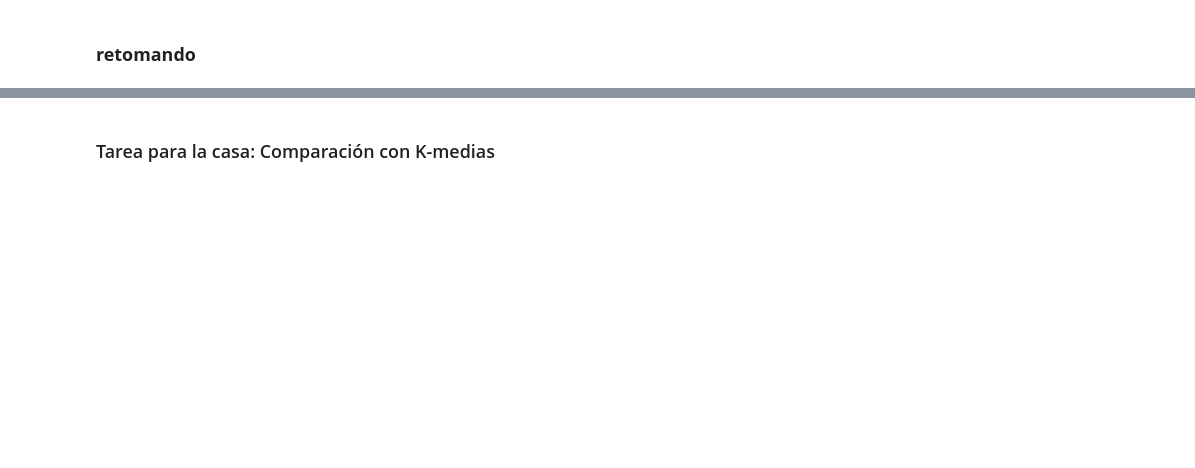
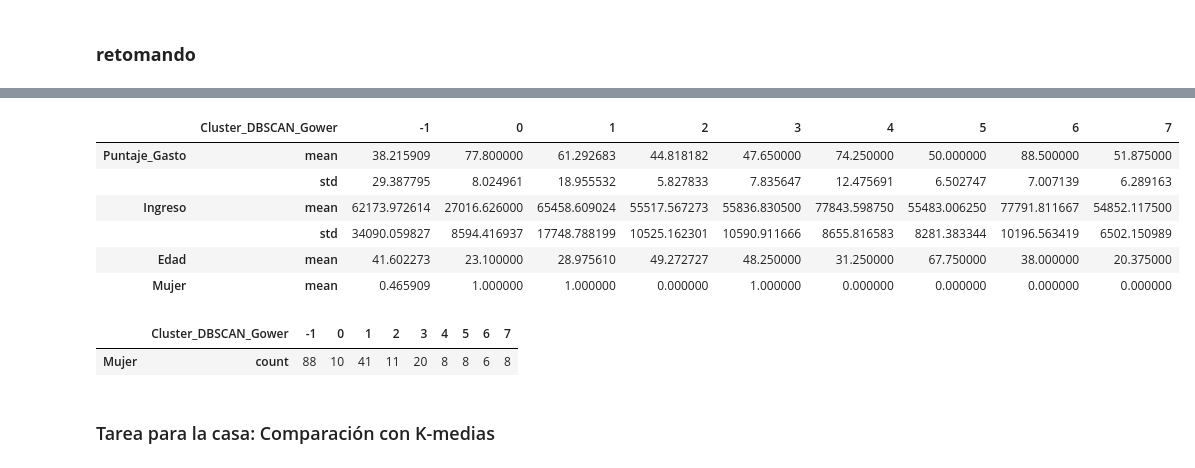
Before and after one commit to ignaciomsarmiento/MALM, a Jupyter notebook: 04_Cluster_Jerarquico/04_Clusterin_Jerarquico_clase.ipynb, the cells around one changed output, grey strips where cells are left out. Cells and saved outputs as stored; diff of their text form; code cells hidden in the pictures; blank space fills up the shorter version.

```diff
--- a/04_Cluster_Jerarquico/04_Clusterin_Jerarquico_clase.ipynb
+++ b/04_Cluster_Jerarquico/04_Clusterin_Jerarquico_clase.ipynb
@@ -343,0 +396,11 @@ plt.show()
+# %%
+import numpy as np
+data['Mujer'] = np.where(data['Genero'] == 'Mujer', 1, 0)
+
+# Describir los clusters
+data.groupby('segmento').agg({
+    'Puntaje_Gasto': ['mean','std'],
+    'Ingreso': ['mean','std'],
+    'Edad': ['mean'],
+    'Mujer':['mean']
+}).T
@@ -563,7 +720,7 @@ knee_gower = KneeLocator(i, distances, S=1, curve='convex', direction='increasin
 # %%
-eps_knee=(distances[knee_gower.knee]/2).round(2)-0.08
+#eps_knee=(distances[knee_gower.knee]/2).round(2)-0.08
 
-eps_knee
+eps_knee = 0.06
 # %%
 
 db = DBSCAN(eps=eps_knee, min_samples=samples_gower, metric="precomputed")
@@ -577,4 +749,26 @@ labels
 # %%
 # Describir los clusters
+# Describir los clusters
+data.groupby('Cluster_DBSCAN_Gower').agg({
+    'Puntaje_Gasto': ['mean','std'],
+    'Ingreso': ['mean','std'],
+    'Edad': ['mean'],
+    'Mujer':['mean']
+}).T
+# %% [output]
+|  | Cluster_DBSCAN_Gower | -1 | 0 | 1 | 2 | 3 | 4 | 5 | 6 | 7 |
+| Puntaje_Gasto | mean | 38.215909 | 77.800000 | 61.292683 | 44.818182 | 47.650000 | 74.250000 | 50.000000 | 88.500000 | 51.875000 |
+|  | std | 29.387795 | 8.024961 | 18.955532 | 5.827833 | 7.835647 | 12.475691 | 6.502747 | 7.007139 | 6.289163 |
+| Ingreso | mean | 62173.972614 | 27016.626000 | 65458.609024 | 55517.567273 | 55836.830500 | 77843.598750 | 55483.006250 | 77791.811667 | 54852.117500 |
+|  | std | 34090.059827 | 8594.416937 | 17748.788199 | 10525.162301 | 10590.911666 | 8655.816583 | 8281.383344 | 10196.563419 | 6502.150989 |
+| Edad | mean | 41.602273 | 23.100000 | 28.975610 | 49.272727 | 48.250000 | 31.250000 | 67.750000 | 38.000000 | 20.375000 |
+| Mujer | mean | 0.465909 | 1.000000 | 1.000000 | 0.000000 | 1.000000 | 0.000000 | 0.000000 | 0.000000 | 0.000000 |
+# %%
+data.groupby('Cluster_DBSCAN_Gower').agg({
+    'Mujer':['count']
+}).T
+# %% [output]
+|  | Cluster_DBSCAN_Gower | -1 | 0 | 1 | 2 | 3 | 4 | 5 | 6 | 7 |
+| Mujer | count | 88 | 10 | 41 | 11 | 20 | 8 | 8 | 6 | 8 |
 # %% [markdown]
 ### Tarea para la casa: Comparación con K-medias
```
Also changed, not shown: parts of 22 cells of this notebook.
